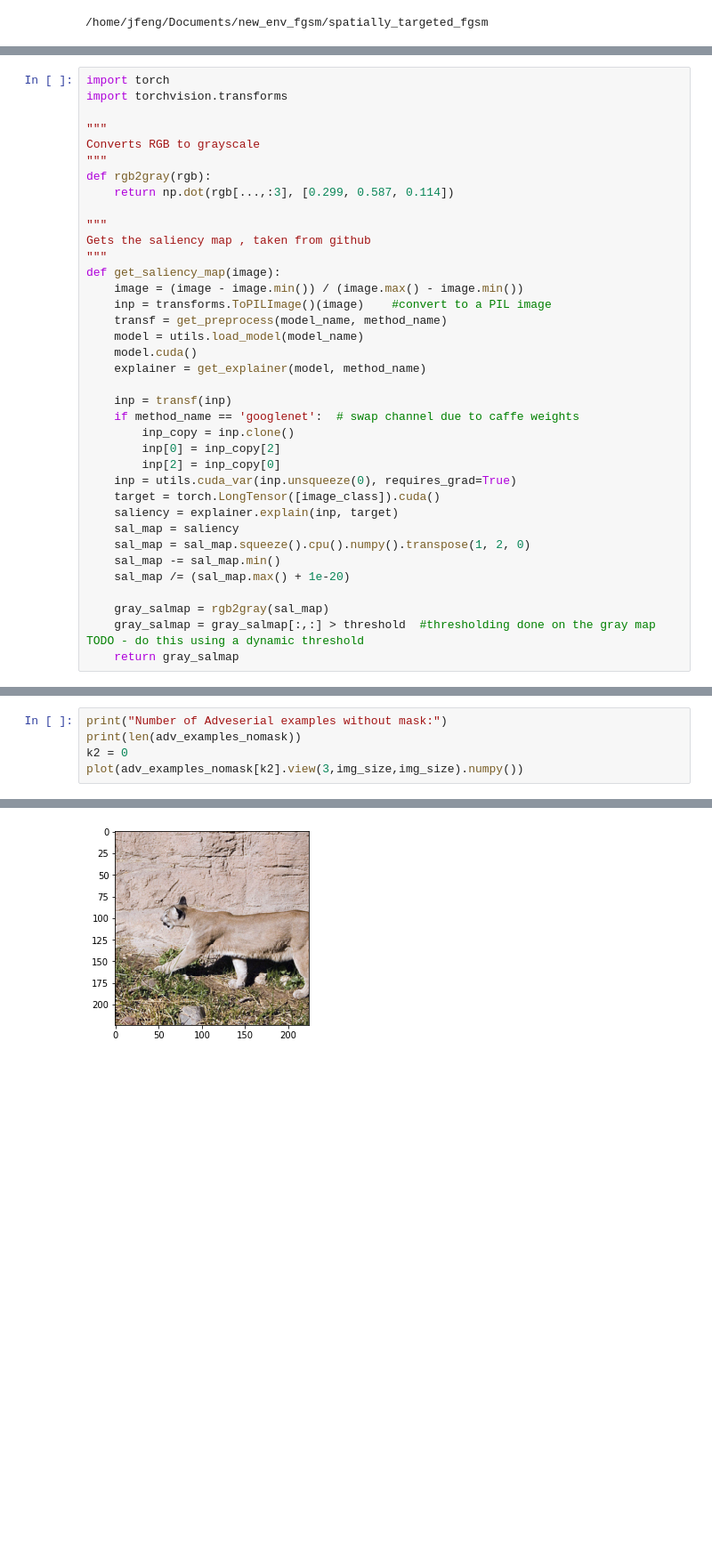
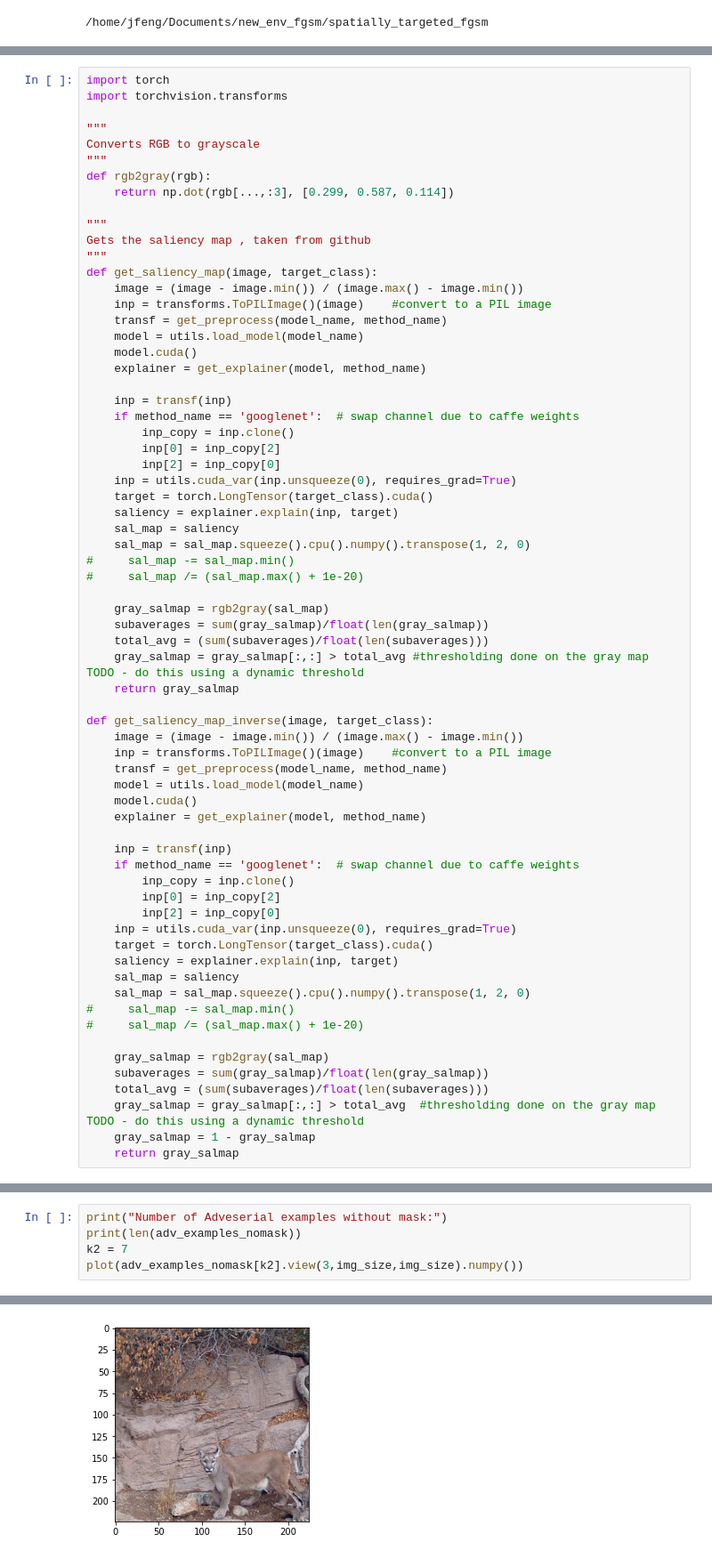
Before and after one commit to jeffreyfeng99/saliency_fgsm, a Jupyter notebook: notebooks/FGSM.ipynb, the cells around one changed output, grey strips where cells are left out. Shown: that part at 89% size. Cells and saved outputs as stored; diff of their text form; blank space fills up the shorter version.

```diff
--- a/notebooks/FGSM.ipynb
+++ b/notebooks/FGSM.ipynb
@@ -189,7 +242,7 @@ def rgb2gray(rgb):
 """
 Gets the saliency map , taken from github
 """
-def get_saliency_map(image):
+def get_saliency_map(image, target_class):
     image = (image - image.min()) / (image.max() - image.min())
     inp = transforms.ToPILImage()(image)    #convert to a PIL image
     transf = get_preprocess(model_name, method_name)
@@ -203,14 +256,44 @@ def get_saliency_map(image):
         inp[0] = inp_copy[2]
         inp[2] = inp_copy[0]
     inp = utils.cuda_var(inp.unsqueeze(0), requires_grad=True)
-    target = torch.LongTensor([image_class]).cuda()
+    target = torch.LongTensor(target_class).cuda()
     saliency = explainer.explain(inp, target)
     sal_map = saliency
     sal_map = sal_map.squeeze().cpu().numpy().transpose(1, 2, 0)
-    sal_map -= sal_map.min()
-    sal_map /= (sal_map.max() + 1e-20)
+#     sal_map -= sal_map.min()
+#     sal_map /= (sal_map.max() + 1e-20)
 
     gray_salmap = rgb2gray(sal_map)
-    gray_salmap = gray_salmap[:,:] > threshold  #thresholding done on the gray map TODO - do this using a dynamic threshold
+    subaverages = sum(gray_salmap)/float(len(gray_salmap))
+    total_avg = (sum(subaverages)/float(len(subaverages)))
+    gray_salmap = gray_salmap[:,:] > total_avg #thresholding done on the gray map TODO - do this using a dynamic threshold
     return gray_salmap
+
+def get_saliency_map_inverse(image, target_class):
+    image = (image - image.min()) / (image.max() - image.min())
+    inp = transforms.ToPILImage()(image)    #convert to a PIL image
+    transf = get_preprocess(model_name, method_name)
+    model = utils.load_model(model_name)
+    model.cuda()
+    explainer = get_explainer(model, method_name)
+
+    inp = transf(inp)
+    if method_name == 'googlenet':  # swap channel due to caffe weights
+        inp_copy = inp.clone()
+        inp[0] = inp_copy[2]
+        inp[2] = inp_copy[0]
+    inp = utils.cuda_var(inp.unsqueeze(0), requires_grad=True)
+    target = torch.LongTensor(target_class).cuda()
+    saliency = explainer.explain(inp, target)
+    sal_map = saliency
+    sal_map = sal_map.squeeze().cpu().numpy().transpose(1, 2, 0)
+#     sal_map -= sal_map.min()
+#     sal_map /= (sal_map.max() + 1e-20)
+
+    gray_salmap = rgb2gray(sal_map)
+    subaverages = sum(gray_salmap)/float(len(gray_salmap))
+    total_avg = (sum(subaverages)/float(len(subaverages)))
+    gray_salmap = gray_salmap[:,:] > total_avg  #thresholding done on the gray map TODO - do this using a dynamic threshold
+    gray_salmap = 1 - gray_salmap
+    return gray_salmap
 # %%
@@ -338,7 +515,7 @@ Number of Adveserial examples with mask:
 # %%
 print("Number of Adveserial examples without mask:")
 print(len(adv_examples_nomask))
-k2 = 0
+k2 = 7
 plot(adv_examples_nomask[k2].view(3,img_size,img_size).numpy())
 # %% [output]
 Number of Adveserial examples without mask:
@@ -346,4 +523,4 @@ Number of Adveserial examples without mask:
-[figure, old version]
+[figure, new version]
 # %%
 print("Noise plot with mask")
 plot(noises[k].view(3,img_size,img_size).numpy())
```
Also changed, not shown: parts of 22 cells of this notebook, 12 other files.
